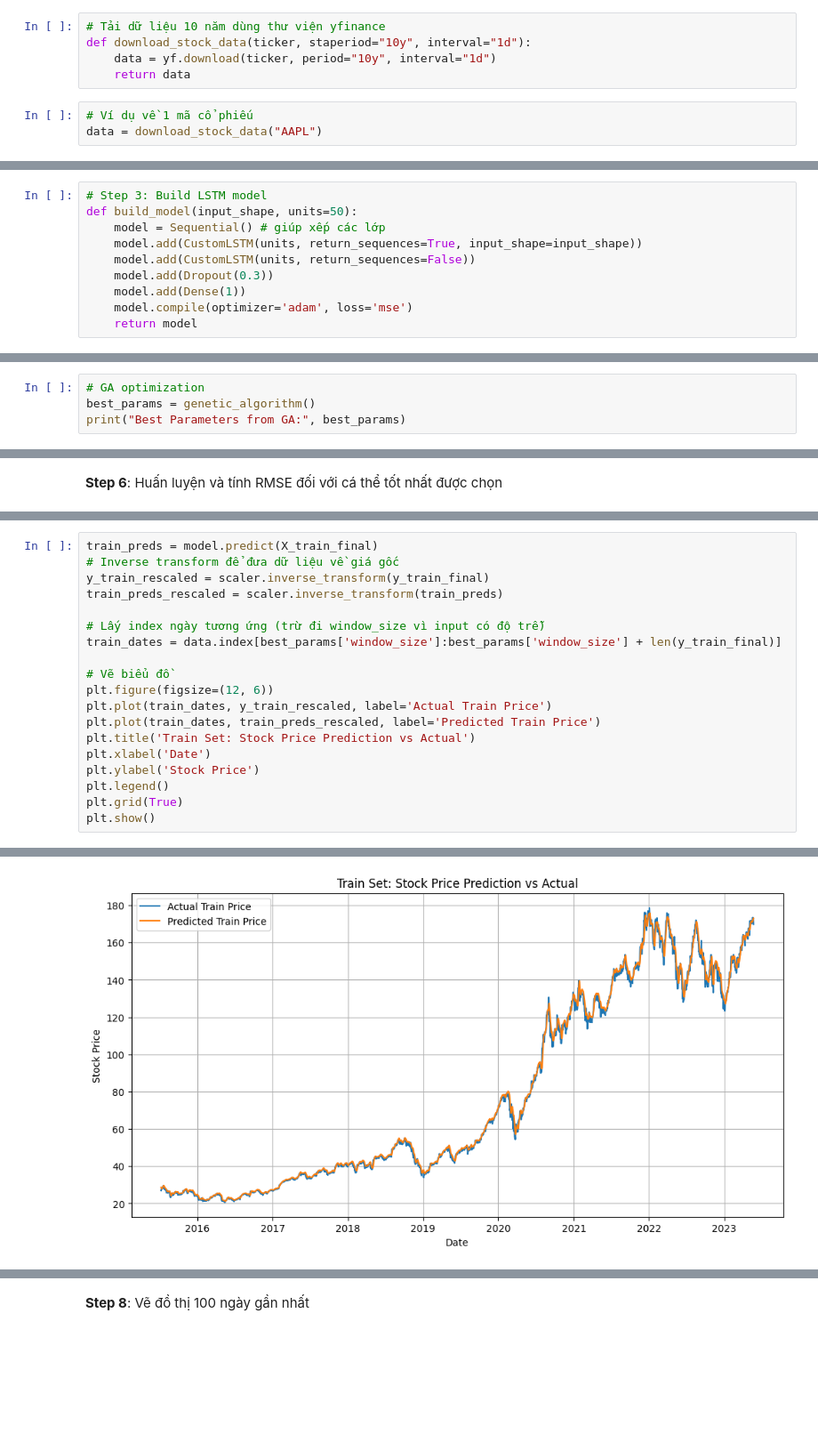
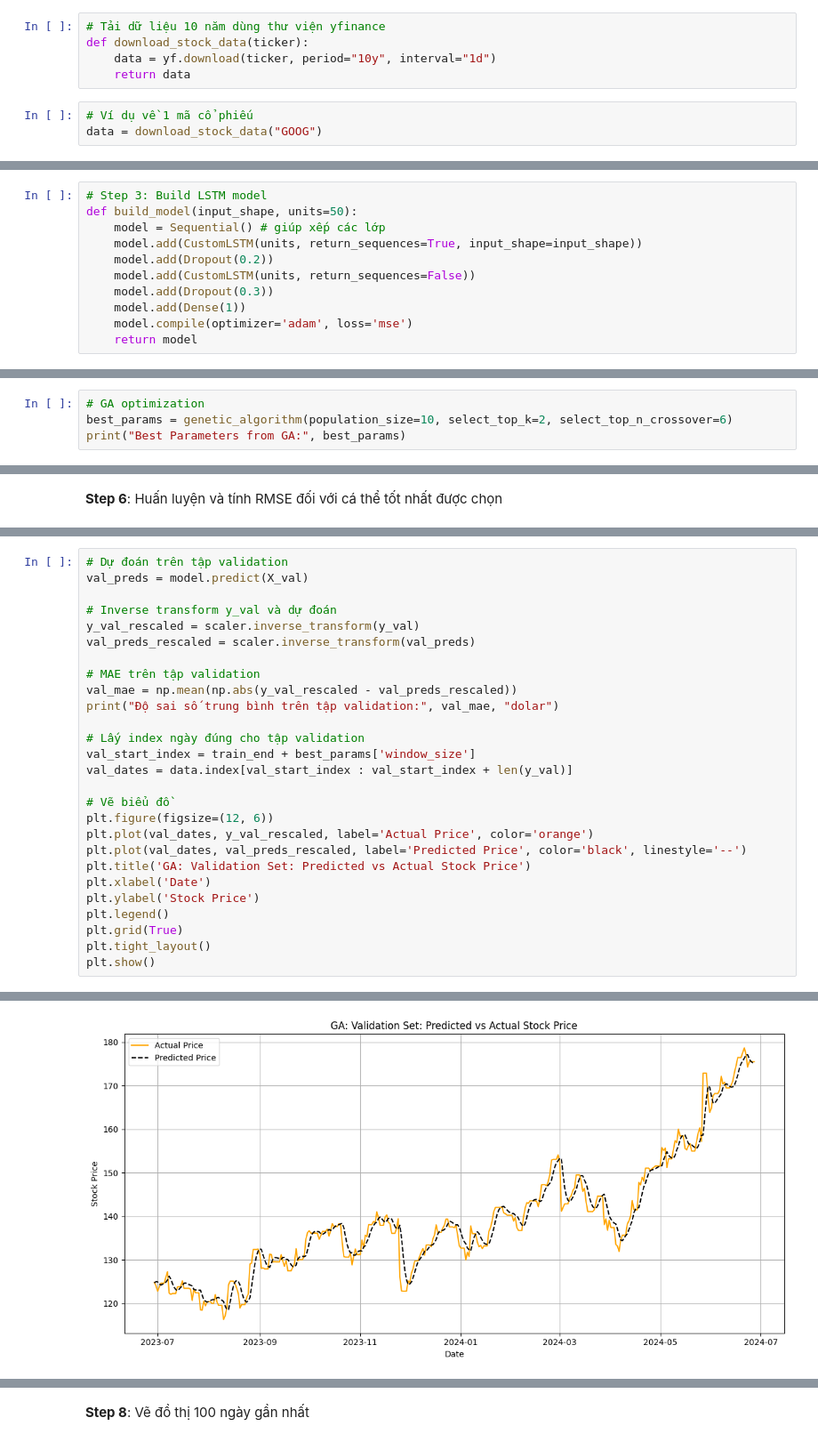
Before and after one commit to Sunny20235195/stock-market-price-prediction, a Jupyter notebook: stock_prediction_using_LSTM_with_GA_ver2_0.ipynb, the cells around one changed output, grey strips where cells are left out. Shown at 89% size. Drawn from its saved outputs; the diff is of its cells as text; blank space fills up the shorter version.

```diff
--- a/stock_prediction_using_LSTM_with_GA_ver2_0.ipynb
+++ b/stock_prediction_using_LSTM_with_GA_ver2_0.ipynb
@@ -17,12 +17,12 @@ import random # random
 **Step 2**: Tiền xử lí dữ liệu
 # %%
 # Tải dữ liệu 10 năm dùng thư viện yfinance
-def download_stock_data(ticker, staperiod="10y", interval="1d"):
+def download_stock_data(ticker):
     data = yf.download(ticker, period="10y", interval="1d")
     return data
 # %%
 # Ví dụ về 1 mã cổ phiếu
-data = download_stock_data("AAPL")
+data = download_stock_data("GOOG")
 # %% [output]
 YF.download() has changed argument auto_adjust default to True
 [*********************100%***********************]  1 of 1 completed
@@ -169,6 +169,7 @@ class CustomLSTM(tf.keras.layers.Layer):
 def build_model(input_shape, units=50):
     model = Sequential() # giúp xếp các lớp
     model.add(CustomLSTM(units, return_sequences=True, input_shape=input_shape))
+    model.add(Dropout(0.2))
     model.add(CustomLSTM(units, return_sequences=False))
     model.add(Dropout(0.3))
     model.add(Dense(1))
@@ -310,7 +338,7 @@ def genetic_algorithm(population_size=30, generations=5, mutation_rate=0.1, cros
 Step 5: Chạy thuật toán GA để tìm ra cá thể tốt nhất
 # %%
 # GA optimization
-best_params = genetic_algorithm()
+best_params = genetic_algorithm(population_size=10, select_top_k=2, select_top_n_crossover=6)
 print("Best Parameters from GA:", best_params)
 # %% [output]
  Generation 1
@@ -403,20 +482,28 @@ Test MAE: 0.027162015419167306
 # %%
-train_preds = model.predict(X_train_final)
-# Inverse transform để đưa dữ liệu về giá gốc
-y_train_rescaled = scaler.inverse_transform(y_train_final)
-train_preds_rescaled = scaler.inverse_transform(train_preds)
+# Dự đoán trên tập validation
+val_preds = model.predict(X_val)
 
-# Lấy index ngày tương ứng (trừ đi window_size vì input có độ trễ)
-train_dates = data.index[best_params['window_size']:best_params['window_size'] + len(y_train_final)]
+# Inverse transform y_val và dự đoán
+y_val_rescaled = scaler.inverse_transform(y_val)
+val_preds_rescaled = scaler.inverse_transform(val_preds)
+
+# MAE trên tập validation
+val_mae = np.mean(np.abs(y_val_rescaled - val_preds_rescaled))
+print("Độ sai số trung bình trên tập validation:", val_mae, "dolar")
+
+# Lấy index ngày đúng cho tập validation
+val_start_index = train_end + best_params['window_size']
+val_dates = data.index[val_start_index : val_start_index + len(y_val)]
 
 # Vẽ biểu đồ
 plt.figure(figsize=(12, 6))
-plt.plot(train_dates, y_train_rescaled, label='Actual Train Price')
-plt.plot(train_dates, train_preds_rescaled, label='Predicted Train Price')
-plt.title('Train Set: Stock Price Prediction vs Actual')
+plt.plot(val_dates, y_val_rescaled, label='Actual Price', color='orange')
+plt.plot(val_dates, val_preds_rescaled, label='Predicted Price', color='black', linestyle='--')
+plt.title('GA: Validation Set: Predicted vs Actual Stock Price')
 plt.xlabel('Date')
 plt.ylabel('Stock Price')
 plt.legend()
 plt.grid(True)
+plt.tight_layout()
 plt.show()
 # %% [output]
@@ -424 +512 @@ plt.show()
-[figure, old version]
+[figure, new version]
```
Also changed, not shown: parts of 16 cells of this notebook.
